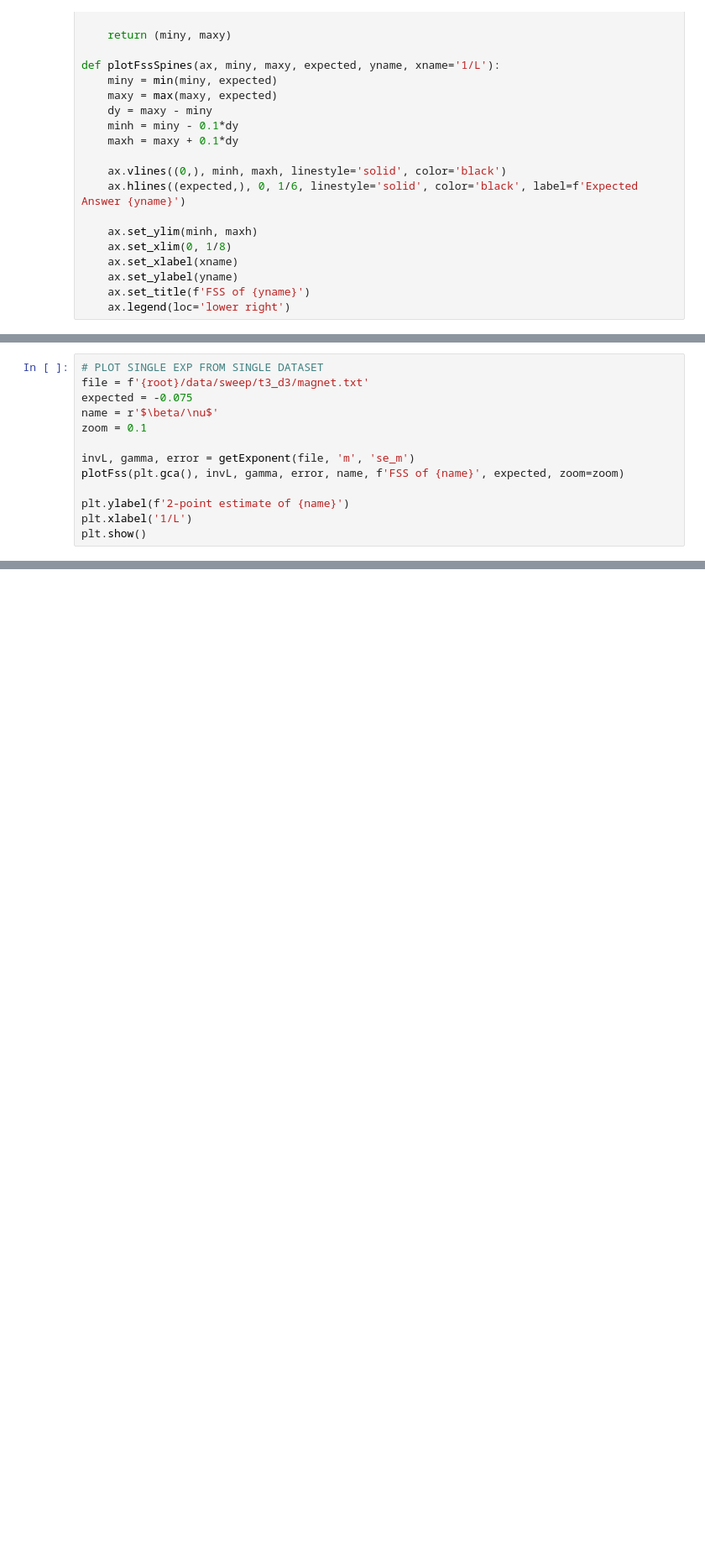
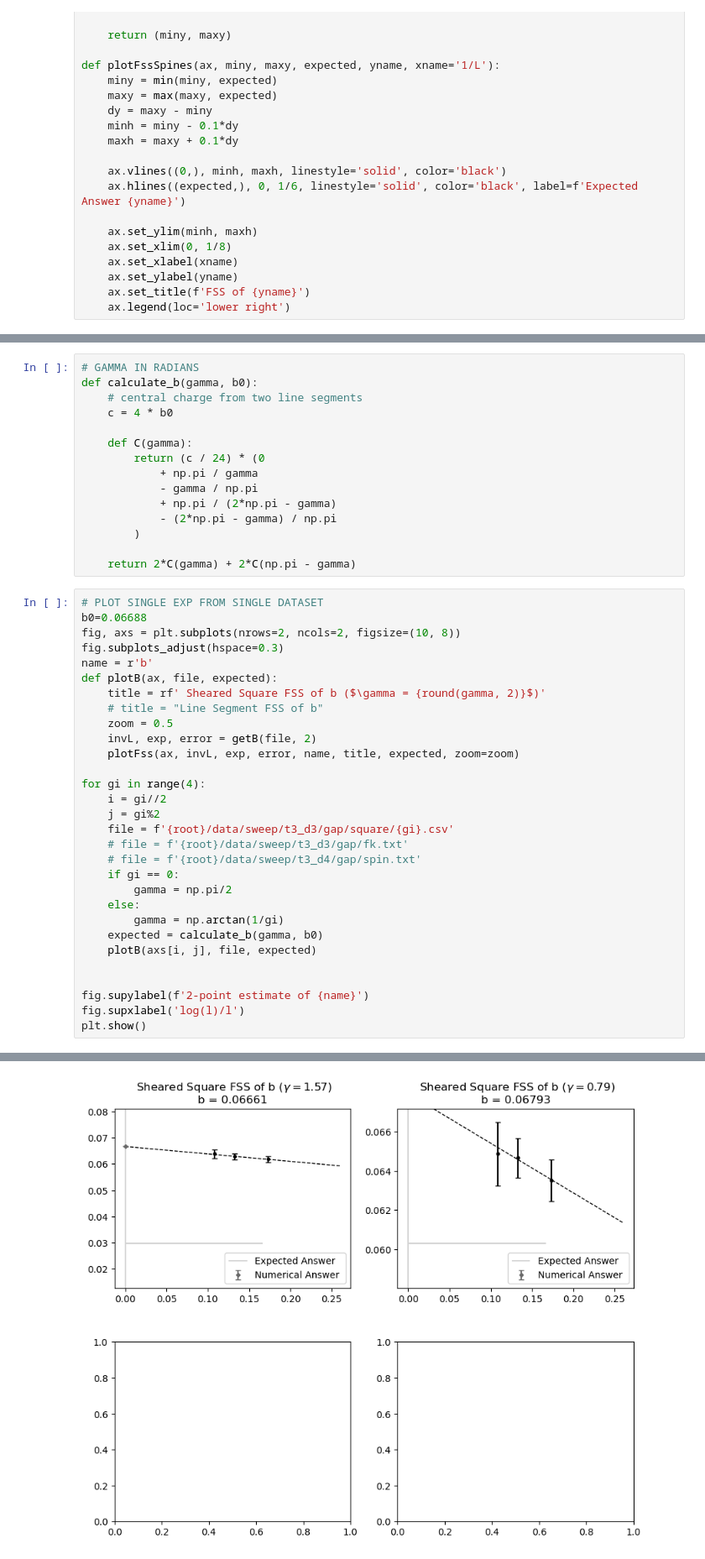
Before and after one commit to j2apps/blume_capel, a Jupyter notebook: Analysis/Visualize Data.ipynb, the cells around one changed output, grey strips where cells are left out. Shown at 84% size. Cells and saved outputs as stored; diff of their text form; blank space fills up the shorter version.

```diff
--- a/Analysis/Visualize Data.ipynb
+++ b/Analysis/Visualize Data.ipynb
@@ -189,14 +144,46 @@ plt.show()
+# %%
+# GAMMA IN RADIANS
+def calculate_b(gamma, b0):
+    # central charge from two line segments
+    c = 4 * b0
+
+    def C(gamma):
+        return (c / 24) * (0
+            + np.pi / gamma
+            - gamma / np.pi
+            + np.pi / (2*np.pi - gamma)
+            - (2*np.pi - gamma) / np.pi
+        )
+
+    return 2*C(gamma) + 2*C(np.pi - gamma)
 # %%
 # PLOT SINGLE EXP FROM SINGLE DATASET
-file = f'{root}/data/sweep/t3_d3/magnet.txt'
-expected = -0.075
-name = r'$\beta/\nu$'
-zoom = 0.1
+b0=0.06688
+fig, axs = plt.subplots(nrows=2, ncols=2, figsize=(10, 8))
+fig.subplots_adjust(hspace=0.3)
+name = r'b'
+def plotB(ax, file, expected):
+    title = rf' Sheared Square FSS of b ($\gamma = {round(gamma, 2)}$)'
+    # title = "Line Segment FSS of b"
+    zoom = 0.5
+    invL, exp, error = getB(file, 2)
+    plotFss(ax, invL, exp, error, name, title, expected, zoom=zoom)
 
-invL, gamma, error = getExponent(file, 'm', 'se_m')
-plotFss(plt.gca(), invL, gamma, error, name, f'FSS of {name}', expected, zoom=zoom)
+for gi in range(4):
+    i = gi//2
+    j = gi%2
+    file = f'{root}/data/sweep/t3_d3/gap/square/{gi}.csv'
+    # file = f'{root}/data/sweep/t3_d3/gap/fk.txt'
+    # file = f'{root}/data/sweep/t3_d4/gap/spin.txt'
+    if gi == 0:
+        gamma = np.pi/2
+    else:
+        gamma = np.arctan(1/gi)
+    expected = calculate_b(gamma, b0)
+    plotB(axs[i, j], file, expected)
 
-plt.ylabel(f'2-point estimate of {name}')
-plt.xlabel('1/L')
+
+fig.supylabel(f'2-point estimate of {name}')
+fig.supxlabel('log(l)/l')
 plt.show()
 # %% [output]
@@ -203,0 +191 @@ NameError: name 'root' is not defined
+[figure, added]
```
Also changed, not shown: parts of 11 cells of this notebook, 9 other files.
